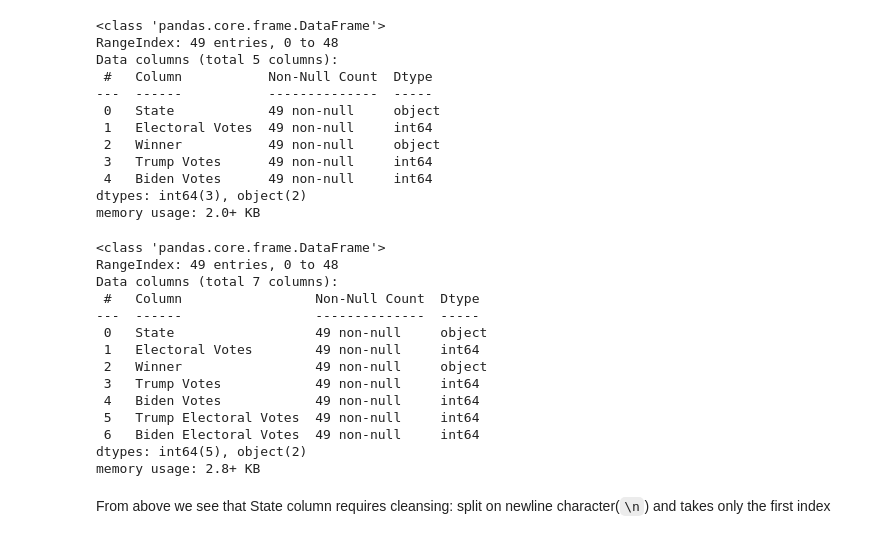
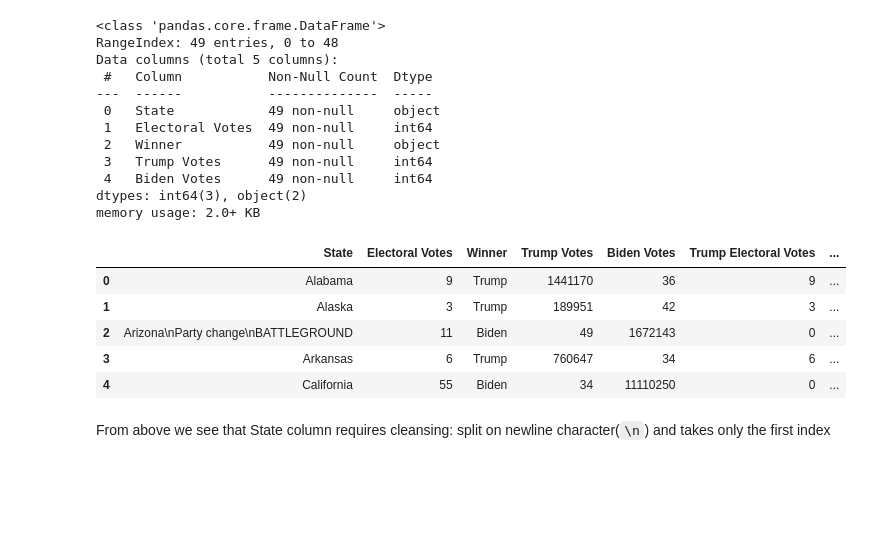
Before and after one commit to Pinghsuanlin/DS_sideProjects, a Jupyter notebook: statisticalAnalysis/2024election.ipynb, the cells around one changed output. Saved outputs shown, nothing was run; the diff lists cells and outputs as text; code cells hidden in the pictures; blank space fills up the shorter version.

```diff
--- a/statisticalAnalysis/2024election.ipynb
+++ b/statisticalAnalysis/2024election.ipynb
@@ -18,7 +21,7 @@ c:\Users\sherie.lin\OneDrive - AES Corporation\Documents\Python Scripts
 pd.set_option('display.max_columns', None) #None as no column limit for display
 # %%
 cwd = os.getcwd()
-relative_path = "Learning/votingState.txt"
+relative_path = "votingState.txt"
 file_path = os.path.join(cwd, relative_path)
 # %%
 with open(file_path, 'r') as file:
@@ -50,7 +64,7 @@ print(voting_states)
 ## Read 2020 Election Data
 # %%
 cwd = os.getcwd()
-relative_path = "Learning/2020_election_results.txt"
+relative_path = "2020_election_results.txt"
 file_path = os.path.join(cwd, relative_path)
 # %%
 # read 2020 election result text file and extract
@@ -149,22 +163,14 @@ memory usage: 2.0+ KB
 voting_df['Trump Electoral Votes'] = voting_df.apply(lambda row: row['Electoral Votes'] if row.Winner == 'Trump' else 0, 1)
 voting_df['Biden Electoral Votes'] = voting_df.apply(lambda row: row['Electoral Votes'] if row.Winner == 'Biden' else 0, 1)
 # %%
-voting_df.info()
+voting_df.head()
 # %% [output]
-<class 'pandas.core.frame.DataFrame'>
-RangeIndex: 49 entries, 0 to 48
-Data columns (total 7 columns):
- #   Column                 Non-Null Count  Dtype
----  ------                 --------------  -----
- 0   State                  49 non-null     object
- 1   Electoral Votes        49 non-null     int64
- 2   Winner                 49 non-null     object
- 3   Trump Votes            49 non-null     int64
- 4   Biden Votes            49 non-null     int64
- 5   Trump Electoral Votes  49 non-null     int64
- 6   Biden Electoral Votes  49 non-null     int64
-dtypes: int64(5), object(2)
-memory usage: 2.8+ KB
+|  | State | Electoral Votes | Winner | Trump Votes | Biden Votes | Trump Electoral Votes | ... |
+| 0 | Alabama | 9 | Trump | 1441170 | 36 | 9 | ... |
+| 1 | Alaska | 3 | Trump | 189951 | 42 | 3 | ... |
+| 2 | Arizona\nParty change\nBATTLEGROUND | 11 | Biden | 49 | 1672143 | 0 | ... |
+| 3 | Arkansas | 6 | Trump | 760647 | 34 | 6 | ... |
+| 4 | California | 55 | Biden | 34 | 11110250 | 0 | ... |
 # %% [markdown]
 From above we see that State column requires cleansing: split on newline character(`\n`) and takes only the first index
 # %%
```
Also changed, not shown: parts of 18 cells of this notebook.
